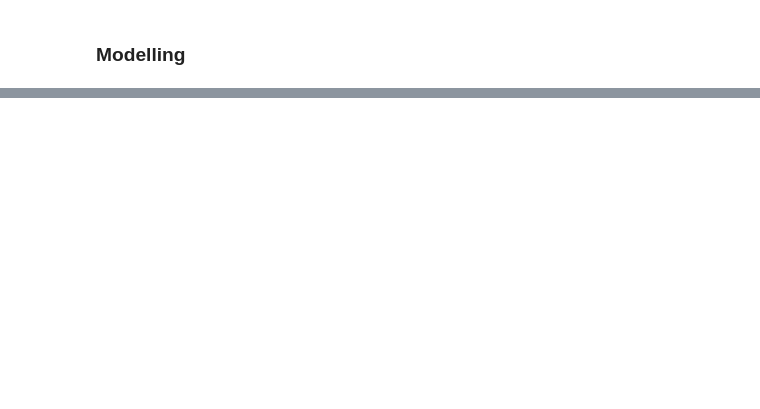
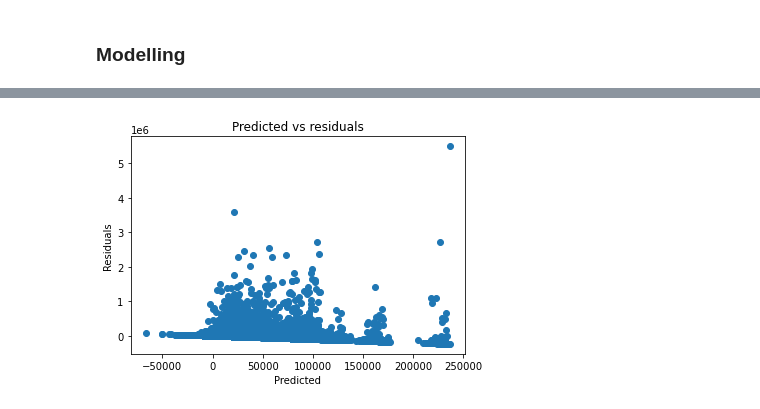
Before and after one commit to MaxiTrien/spotify-data-science-project, a Jupyter notebook: spotify-songs-pred-popularity.ipynb, the cells around one changed output, grey strips where cells are left out. Cells and saved outputs as stored; diff of their text form; code cells hidden in the pictures; blank space fills up the shorter version.

```diff
--- a/spotify-songs-pred-popularity.ipynb
+++ b/spotify-songs-pred-popularity.ipynb
@@ -436,0 +415,9 @@ fig.show(config=config)
+# %%
+# Checking residuals
+plt.scatter(train_pred,y_train-train_pred)
+plt.title("Predicted vs residuals")
+plt.xlabel("Predicted")
+plt.ylabel("Residuals")
+plt.show()
+# %% [output]
+[figure, added]
```
Also changed, not shown: parts of 86 cells of this notebook, 4 other files.
